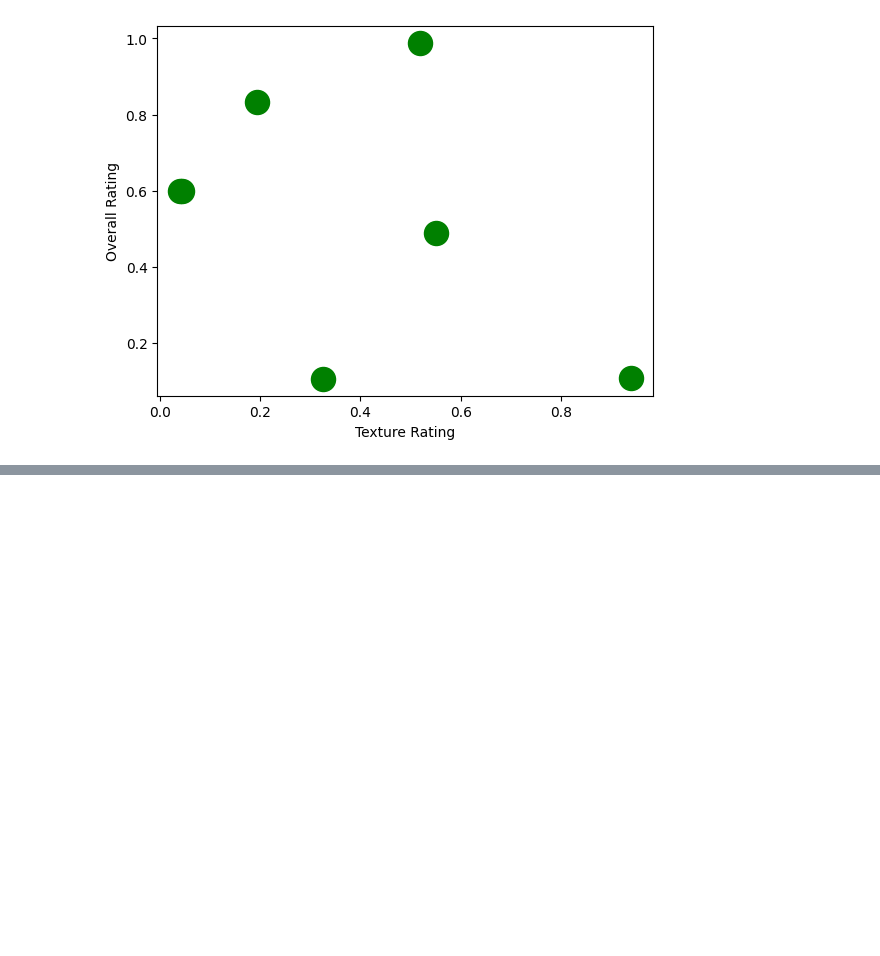
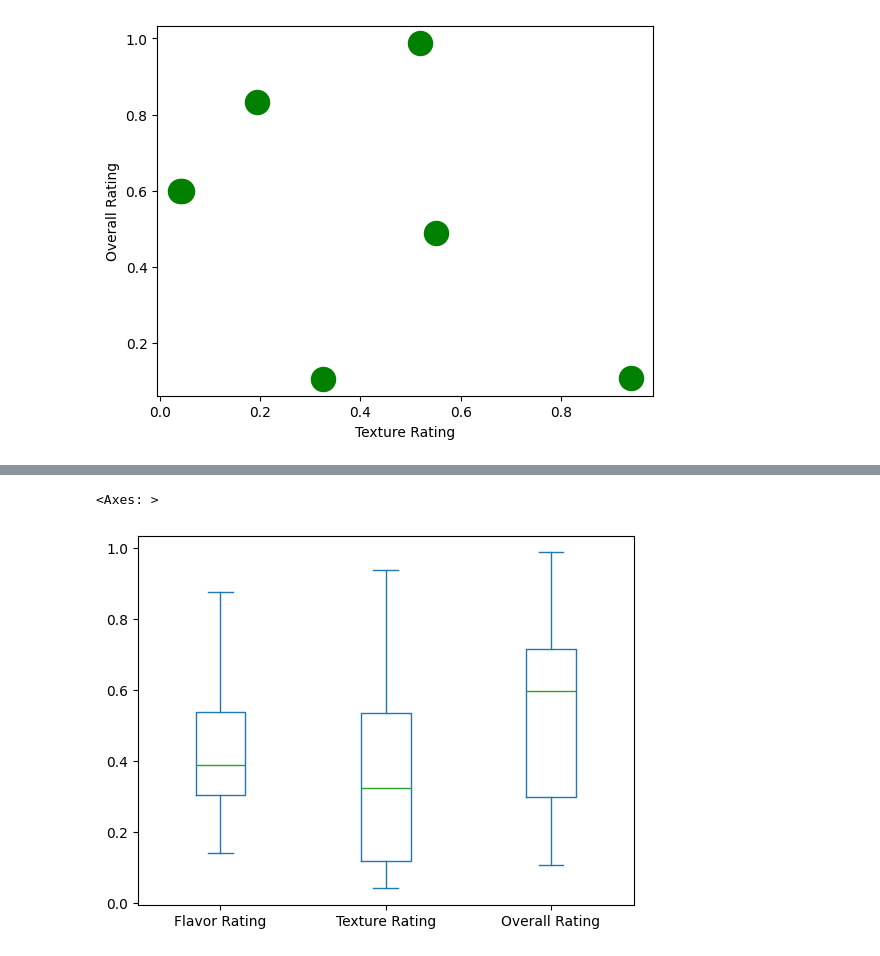
Before and after one commit to pvslav/portfolio, a Jupyter notebook: Python/pandas_fundamentals.ipynb, the cells around one changed output, grey strips where cells are left out. Cells and saved outputs as stored; diff of their text form; code cells hidden in the pictures; blank space fills up the shorter version.

```diff
--- a/Python/pandas_fundamentals.ipynb
+++ b/Python/pandas_fundamentals.ipynb
@@ -639,0 +642,5 @@ df.plot.hist(bins = 20)
+# %%
+df.plot.box()
+# %% [output]
+<Axes: >
+[figure, added]
```
Also changed, not shown: parts of 3 cells of this notebook.
